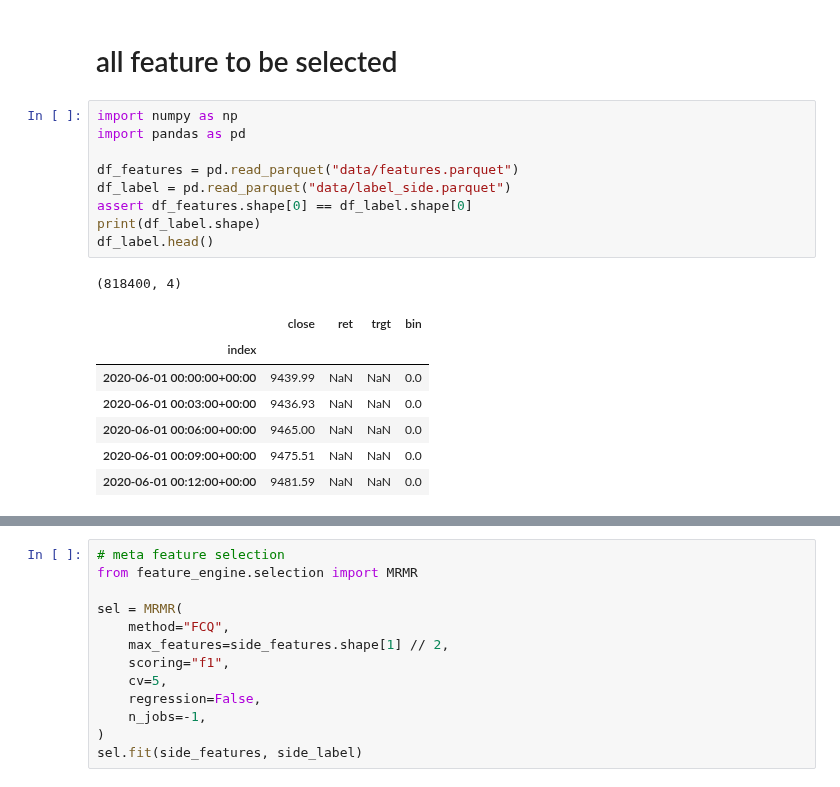
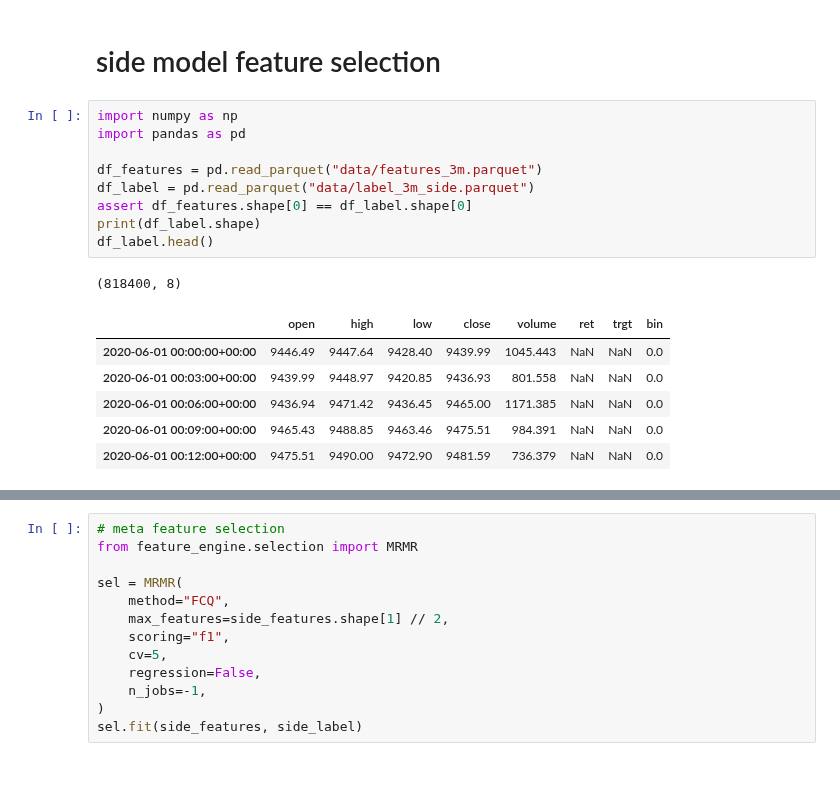
Before and after one commit to ArtiPyHeart/jesse-trade, a Jupyter notebook: feature_selection.ipynb, the cells around one changed output, grey strips where cells are left out. Saved outputs shown, nothing was run; the diff lists cells and outputs as text.

```diff
--- a/feature_selection.ipynb
+++ b/feature_selection.ipynb
@@ -1,21 +1,20 @@
-# %% [markdown]
-# all feature to be selected
+# %% [markdown]
+# side model feature selection
 # %%
 import numpy as np
 import pandas as pd
 
-df_features = pd.read_parquet("data/features.parquet")
-df_label = pd.read_parquet("data/label_side.parquet")
+df_features = pd.read_parquet("data/features_3m.parquet")
+df_label = pd.read_parquet("data/label_3m_side.parquet")
 assert df_features.shape[0] == df_label.shape[0]
 print(df_label.shape)
 df_label.head()
 # %% [output]
-(818400, 4)
+(818400, 8)
-|  | close | ret | trgt | bin |
-| index |  |  |  |  |
-| 2020-06-01 00:00:00+00:00 | 9439.99 | NaN | NaN | 0.0 |
-| 2020-06-01 00:03:00+00:00 | 9436.93 | NaN | NaN | 0.0 |
-| 2020-06-01 00:06:00+00:00 | 9465.00 | NaN | NaN | 0.0 |
-| 2020-06-01 00:09:00+00:00 | 9475.51 | NaN | NaN | 0.0 |
-| 2020-06-01 00:12:00+00:00 | 9481.59 | NaN | NaN | 0.0 |
+|  | open | high | low | close | volume | ret | trgt | bin |
+| 2020-06-01 00:00:00+00:00 | 9446.49 | 9447.64 | 9428.40 | 9439.99 | 1045.443 | NaN | NaN | 0.0 |
+| 2020-06-01 00:03:00+00:00 | 9439.99 | 9448.97 | 9420.85 | 9436.93 | 801.558 | NaN | NaN | 0.0 |
+| 2020-06-01 00:06:00+00:00 | 9436.94 | 9471.42 | 9436.45 | 9465.00 | 1171.385 | NaN | NaN | 0.0 |
+| 2020-06-01 00:09:00+00:00 | 9465.43 | 9488.85 | 9463.46 | 9475.51 | 984.391 | NaN | NaN | 0.0 |
+| 2020-06-01 00:12:00+00:00 | 9475.51 | 9490.00 | 9472.90 | 9481.59 | 736.379 | NaN | NaN | 0.0 |
 # %%
```
Also changed, not shown: parts of 14 cells of this notebook, 19 other files.
